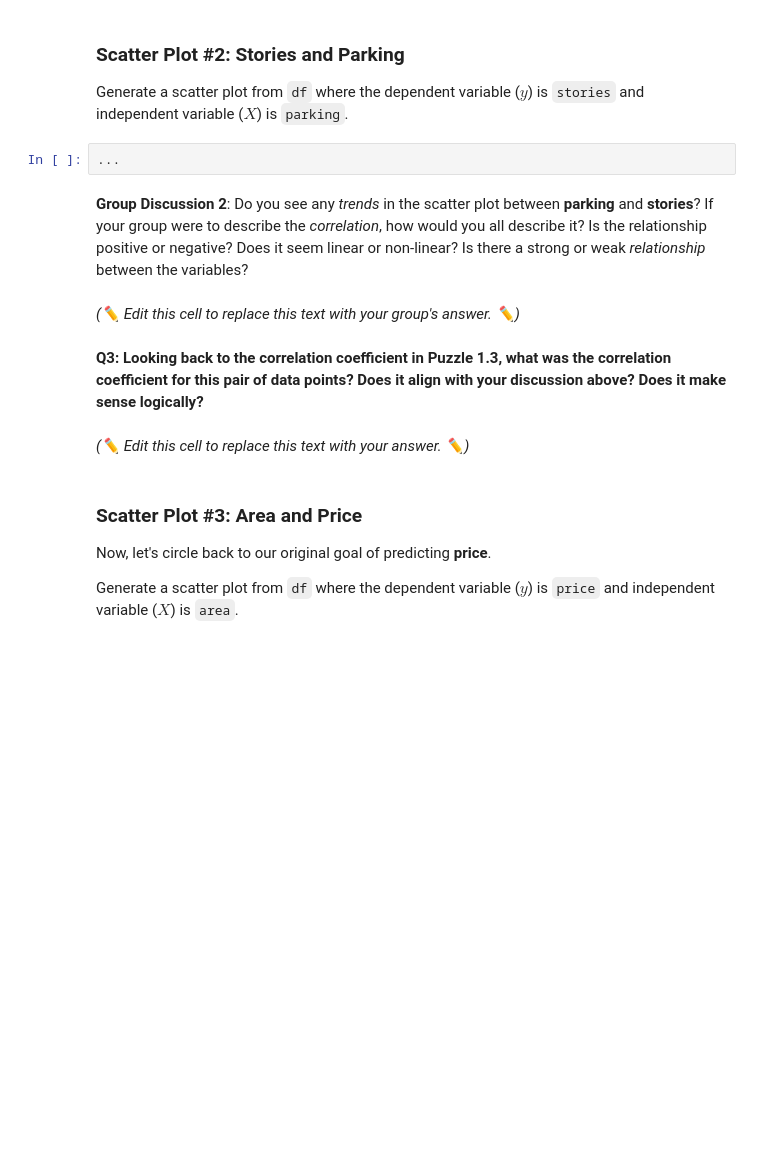
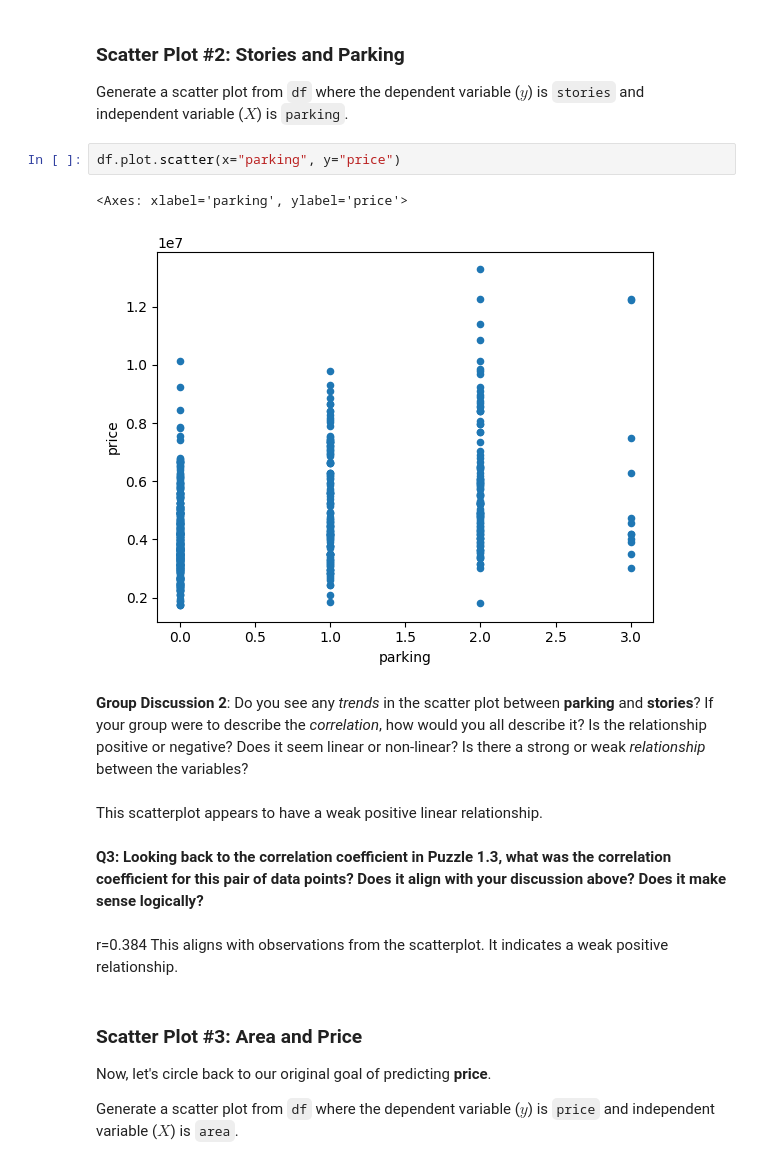
Before and after one commit to ryguy2k4/stat107, a Jupyter notebook: lab_regression/lab_regression.ipynb, the cells around one changed output. Saved outputs shown, nothing was run; the diff lists cells and outputs as text; blank space fills up the shorter version.

```diff
--- a/lab_regression/lab_regression.ipynb
+++ b/lab_regression/lab_regression.ipynb
@@ -161,17 +208,21 @@ Is the relationship positive or negative? Does it seem linear or non-linear? Is
 # %% [markdown]
 ### Scatter Plot #2: Stories and Parking
 Generate a scatter plot from `df` where the dependent variable ($y$) is `stories` and independent variable ($X$) is `parking`.
-# %%
-...
+# %%
+df.plot.scatter(x="parking", y="price")
+# %% [output]
+<Axes: xlabel='parking', ylabel='price'>
+[figure, added]
 # %% [markdown]
 **Group Discussion 2**: Do you see any *trends* in the scatter plot between **parking** and **stories**? If your group were to describe the *correlation*, how would you all describe it?
 Is the relationship positive or negative? Does it seem linear or non-linear? Is there a strong or weak *relationship* between the variables?
-# %% [markdown]
-*(✏️ Edit this cell to replace this text with your group's answer. ✏️)*
+# %% [markdown]
+This scatterplot appears to have a weak positive linear relationship.
 # %% [markdown]
 **Q3: Looking back to the correlation coefficient in Puzzle 1.3, what was the correlation coefficient for this pair of data points? Does it align with your discussion above? Does it make sense logically?**
-# %% [markdown]
-*(✏️ Edit this cell to replace this text with your answer. ✏️)*
+# %% [markdown]
+r=0.384
+This aligns with observations from the scatterplot. It indicates a weak positive relationship.
 # %% [markdown]
 ### Scatter Plot #3: Area and Price
 Now, let's circle back to our original goal of predicting **price**.
```
Also changed, not shown: parts of 50 cells of this notebook.
